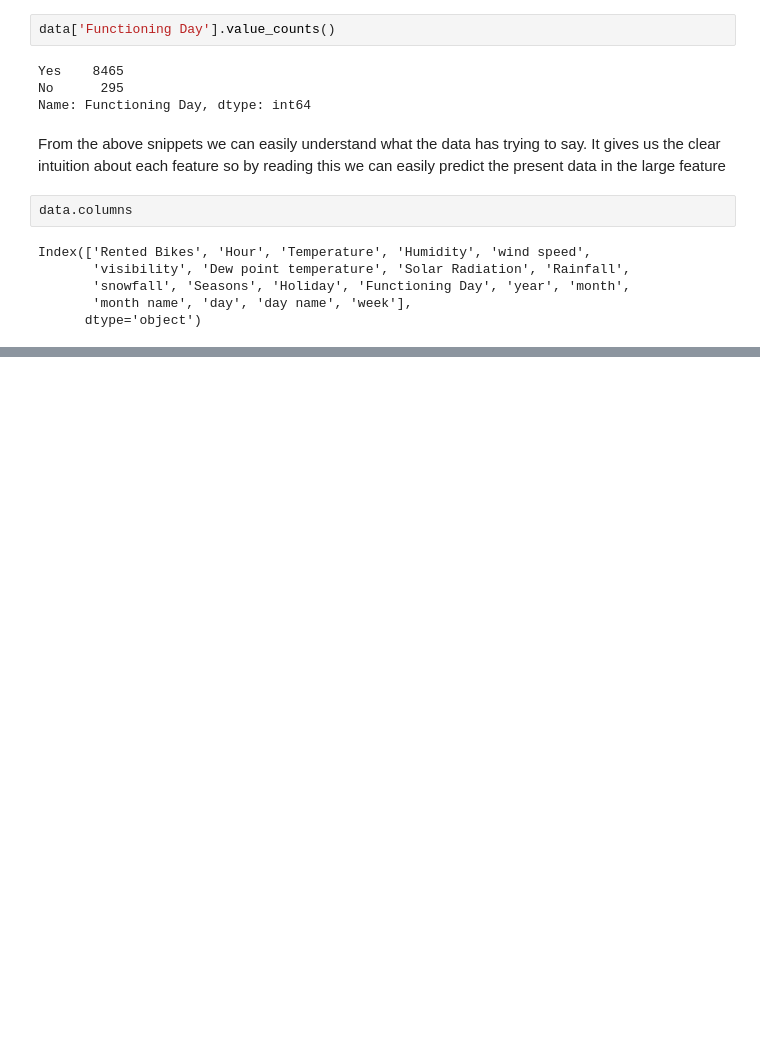
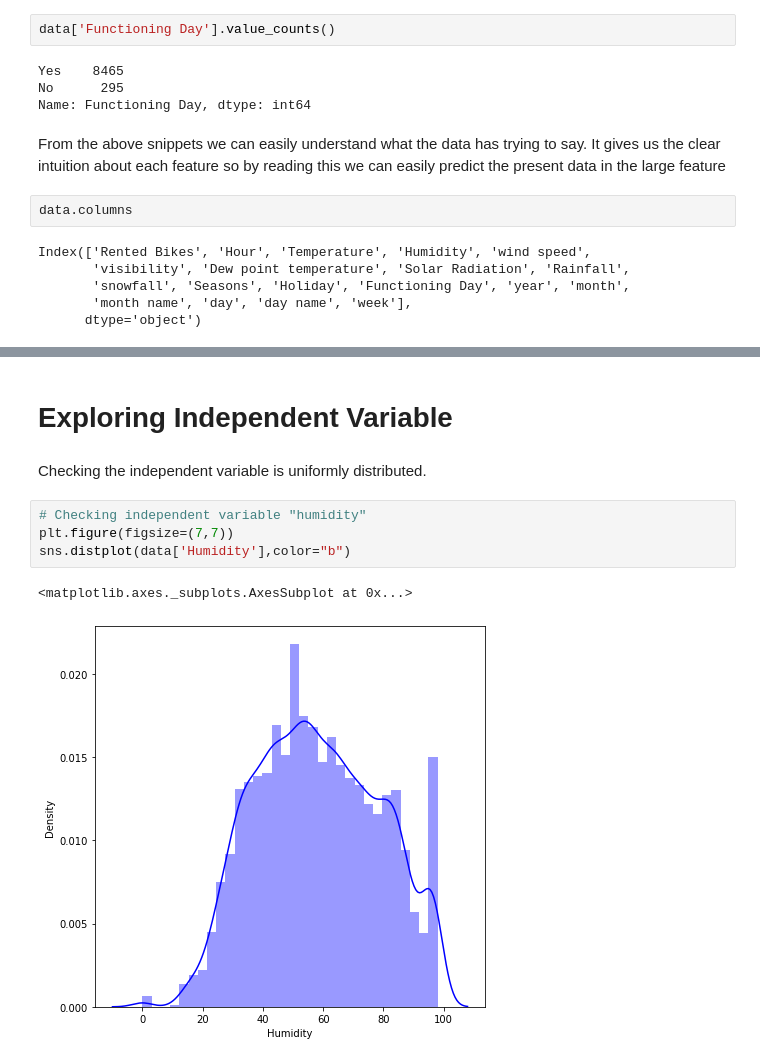
Before and after one commit to Rushabhtikale92/Bike-Sharing-Demand-Prediction, a Jupyter notebook: Bike_Sharing_Demand_Prediction_Rushabh_Tikale_Capstone_Project.ipynb, the cells around one changed output, grey strips where cells are left out. Saved outputs shown, nothing was run; the diff lists cells and outputs as text; blank space fills up the shorter version.

```diff
--- a/Bike_Sharing_Demand_Prediction_Rushabh_Tikale_Capstone_Project.ipynb
+++ b/Bike_Sharing_Demand_Prediction_Rushabh_Tikale_Capstone_Project.ipynb
@@ -158,0 +168,11 @@ Index(['Rented Bikes', 'Hour', 'Temperature', 'Humidity', 'wind speed',
+# %% [markdown]
+# Exploring Independent Variable
+# %% [markdown]
+Checking the independent variable is uniformly distributed.
+# %%
+# Checking independent variable "humidity"
+plt.figure(figsize=(7,7))
+sns.distplot(data['Humidity'],color="b")
+# %% [output]
+<matplotlib.axes._subplots.AxesSubplot at 0x...>
+[figure, added]
```
Also changed, not shown: parts of 14 cells of this notebook.
